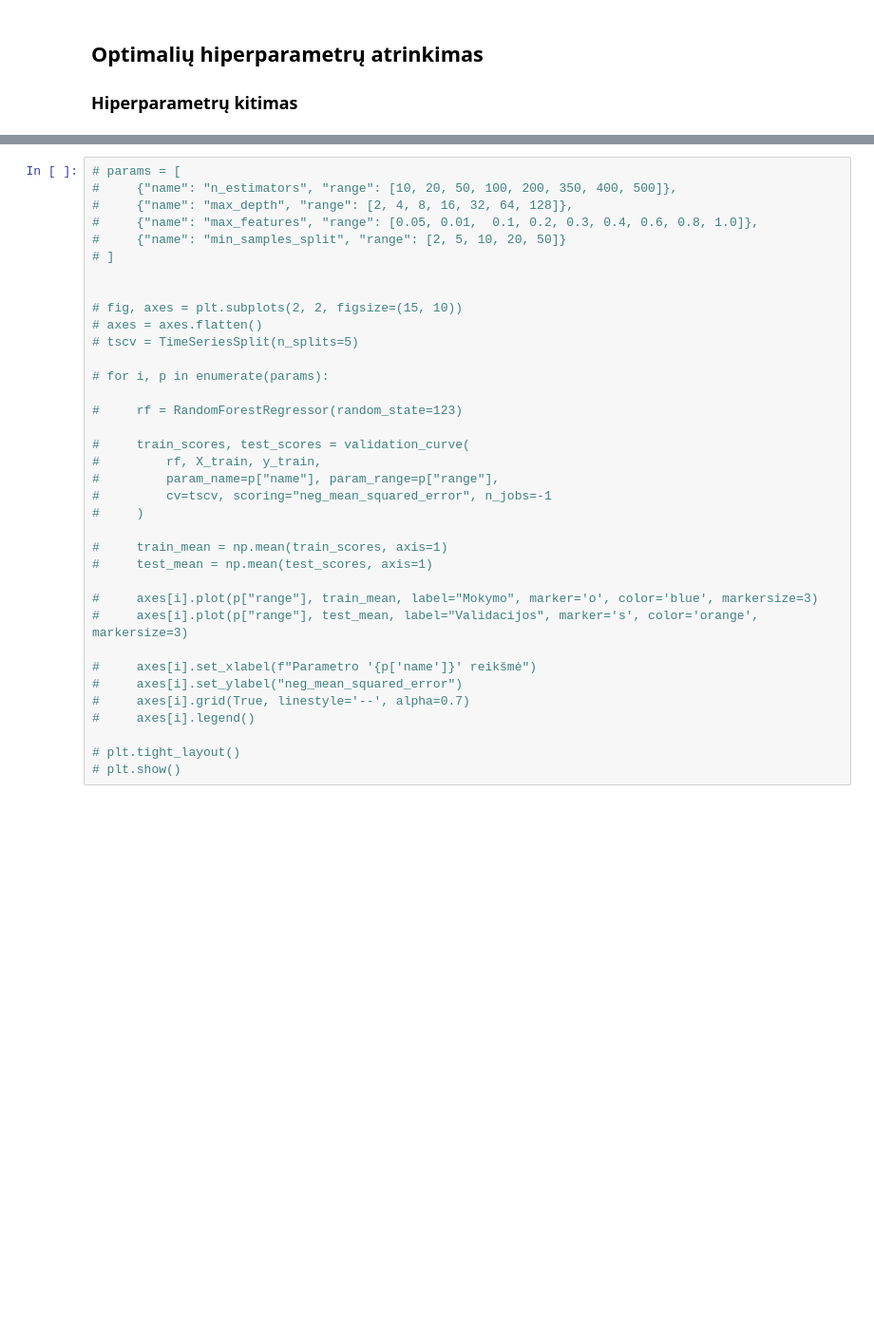
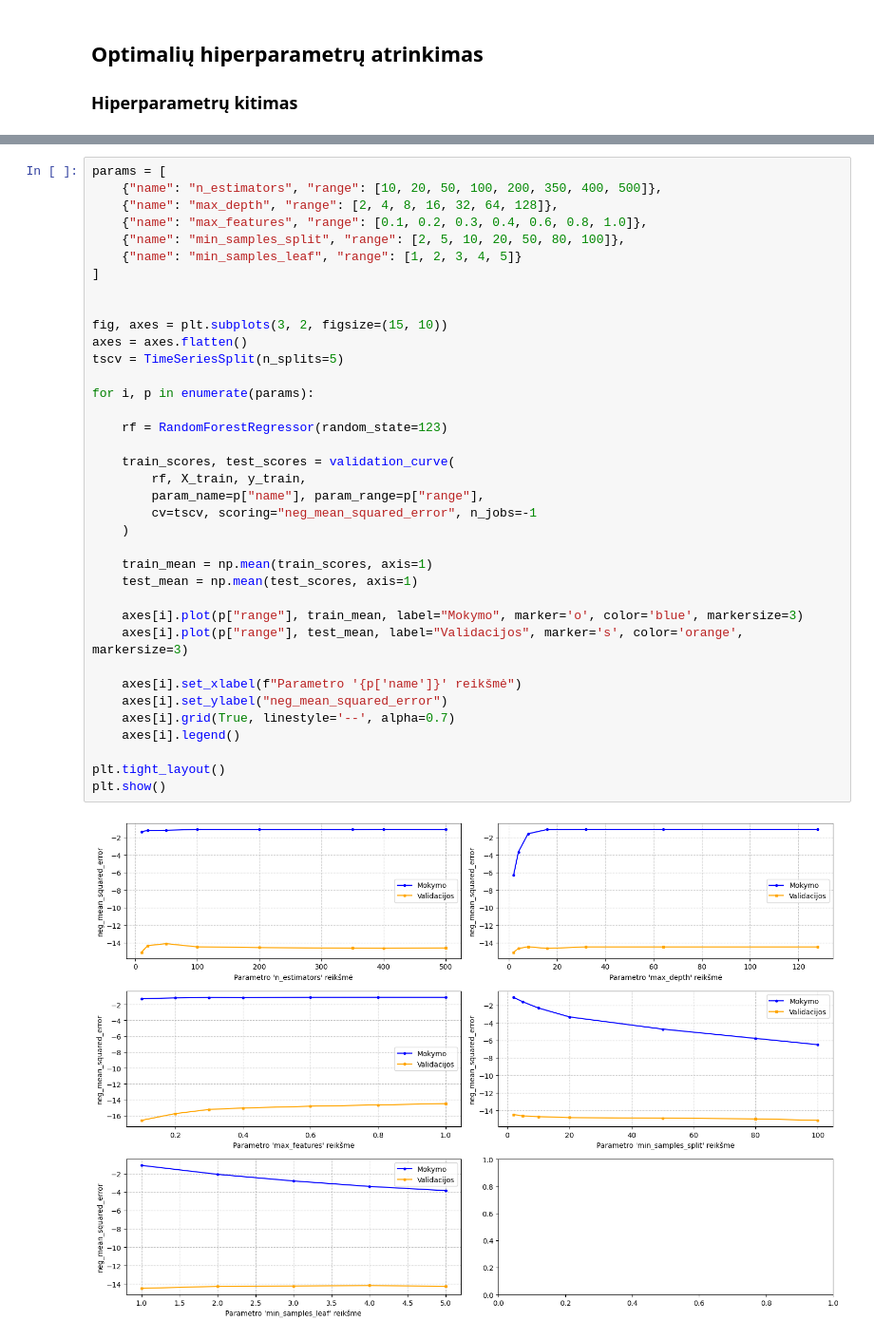
Before and after one commit to rugcer04/Duomenu_mokslo_projektas, a Jupyter notebook: code/python/Models/Random_Forest_new_version.ipynb, the cells around one changed output, grey strips where cells are left out. Shown at 95% size. Cells and saved outputs as stored; diff of their text form; blank space fills up the shorter version.

```diff
--- a/code/python/Models/Random_Forest_new_version.ipynb
+++ b/code/python/Models/Random_Forest_new_version.ipynb
@@ -387,36 +415,39 @@ dtype: float64
 # %%
-# params = [
-#     {"name": "n_estimators", "range": [10, 20, 50, 100, 200, 350, 400, 500]},
-#     {"name": "max_depth", "range": [2, 4, 8, 16, 32, 64, 128]},
-#     {"name": "max_features", "range": [0.05, 0.01,  0.1, 0.2, 0.3, 0.4, 0.6, 0.8, 1.0]},
-#     {"name": "min_samples_split", "range": [2, 5, 10, 20, 50]}
-# ]
+params = [
+    {"name": "n_estimators", "range": [10, 20, 50, 100, 200, 350, 400, 500]},
+    {"name": "max_depth", "range": [2, 4, 8, 16, 32, 64, 128]},
+    {"name": "max_features", "range": [0.1, 0.2, 0.3, 0.4, 0.6, 0.8, 1.0]},
+    {"name": "min_samples_split", "range": [2, 5, 10, 20, 50, 80, 100]},
+    {"name": "min_samples_leaf", "range": [1, 2, 3, 4, 5]}
+]
 
 
-# fig, axes = plt.subplots(2, 2, figsize=(15, 10))
-# axes = axes.flatten()
-# tscv = TimeSeriesSplit(n_splits=5)
+fig, axes = plt.subplots(3, 2, figsize=(15, 10))
+axes = axes.flatten()
+tscv = TimeSeriesSplit(n_splits=5)
 
-# for i, p in enumerate(params):
+for i, p in enumerate(params):
 
-#     rf = RandomForestRegressor(random_state=123)
+    rf = RandomForestRegressor(random_state=123)
 
-#     train_scores, test_scores = validation_curve(
-#         rf, X_train, y_train,
-#         param_name=p["name"], param_range=p["range"],
-#         cv=tscv, scoring="neg_mean_squared_error", n_jobs=-1
-#     )
+    train_scores, test_scores = validation_curve(
+        rf, X_train, y_train,
+        param_name=p["name"], param_range=p["range"],
+        cv=tscv, scoring="neg_mean_squared_error", n_jobs=-1
+    )
 
-#     train_mean = np.mean(train_scores, axis=1)
-#     test_mean = np.mean(test_scores, axis=1)
+    train_mean = np.mean(train_scores, axis=1)
+    test_mean = np.mean(test_scores, axis=1)
 
-#     axes[i].plot(p["range"], train_mean, label="Mokymo", marker='o', color='blue', markersize=3)
-#     axes[i].plot(p["range"], test_mean, label="Validacijos", marker='s', color='orange', markersize=3)
+    axes[i].plot(p["range"], train_mean, label="Mokymo", marker='o', color='blue', markersize=3)
+    axes[i].plot(p["range"], test_mean, label="Validacijos", marker='s', color='orange', markersize=3)
 
-#     axes[i].set_xlabel(f"Parametro '{p['name']}' reikšmė")
-#     axes[i].set_ylabel("neg_mean_squared_error")
-#     axes[i].grid(True, linestyle='--', alpha=0.7)
-#     axes[i].legend()
+    axes[i].set_xlabel(f"Parametro '{p['name']}' reikšmė")
+    axes[i].set_ylabel("neg_mean_squared_error")
+    axes[i].grid(True, linestyle='--', alpha=0.7)
+    axes[i].legend()
 
-# plt.tight_layout()
-# plt.show()
+plt.tight_layout()
+plt.show()
+# %% [output]
+[figure, added]
```
Also changed, not shown: parts of 35 cells of this notebook, 1 other file.
